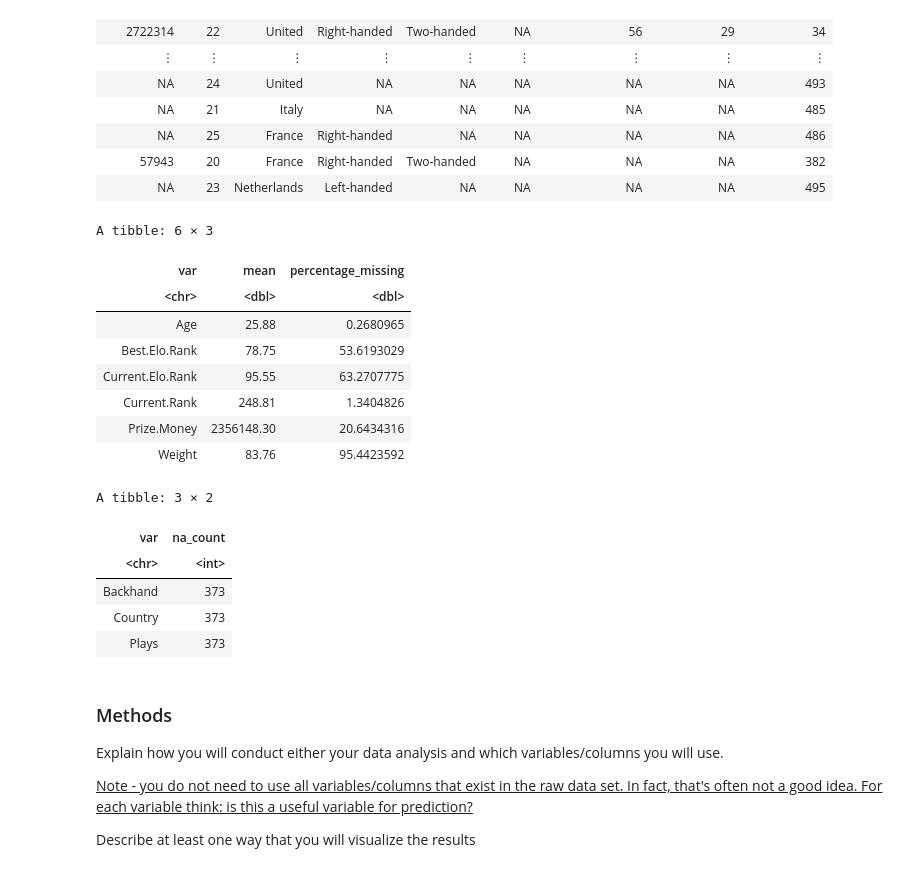
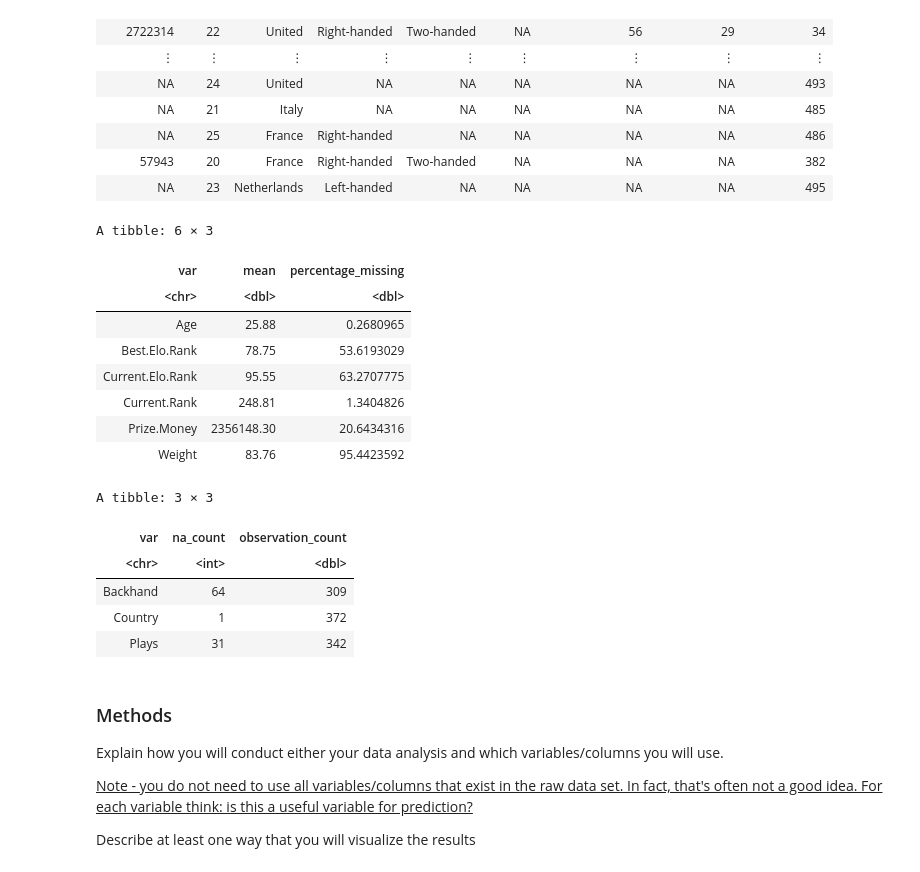
Before and after one commit to tarauboviccc/DSCI100_105_group_project, a Jupyter notebook: group_project_proposal.ipynb, the cells around one changed output. Saved outputs shown, nothing was run; the diff lists cells and outputs as text; code cells hidden in the pictures.

```diff
--- a/group_project_proposal.ipynb
+++ b/group_project_proposal.ipynb
@@ -126,38 +126,39 @@ A tibble: 373 × 9
 # %%
 observation_num <- tennis_train |>
                 select(where(is.numeric)) |>
                 pivot_longer(everything(), names_to = "var", values_to = "val") |>
                 filter(!is.na(val)) |>
                 group_by(var) |>
                 summarise(count = n(), mean = mean(val, na.rm = TRUE)) |>
                 mutate(mean = round(mean, digits = 2), percentage_missing = (1- count/373)*100) |>
                 select(-count)
 observation_num
 
 observation_factor <- tennis_train |>
                     select(where(is.factor)) |>
                     pivot_longer(everything(), names_to = "var", values_to = "val") |>
                     filter(is.na(val)) |>
                     group_by(var) |>
-                    summarise(na_count = n())
+                    summarise(na_count = n()) |>
+                    mutate(observation_count = 373 - na_count)
 
 observation_factor
 # %% [output]
 A tibble: 6 × 3
 | var | mean | percentage_missing |
 | <chr> | <dbl> | <dbl> |
 | Age | 25.88 | 0.2680965 |
 | Best.Elo.Rank | 78.75 | 53.6193029 |
 | Current.Elo.Rank | 95.55 | 63.2707775 |
 | Current.Rank | 248.81 | 1.3404826 |
 | Prize.Money | 2356148.30 | 20.6434316 |
 | Weight | 83.76 | 95.4423592 |
-A tibble: 3 × 2
+A tibble: 3 × 3
-| var | na_count |
-| <chr> | <int> |
-| Backhand | 373 |
-| Country | 373 |
-| Plays | 373 |
+| var | na_count | observation_count |
+| <chr> | <int> | <dbl> |
+| Backhand | 64 | 309 |
+| Country | 1 | 372 |
+| Plays | 31 | 342 |
 # %% [markdown]
 ### Methods
 Explain how you will conduct either your data analysis and which variables/columns you will use.
```
